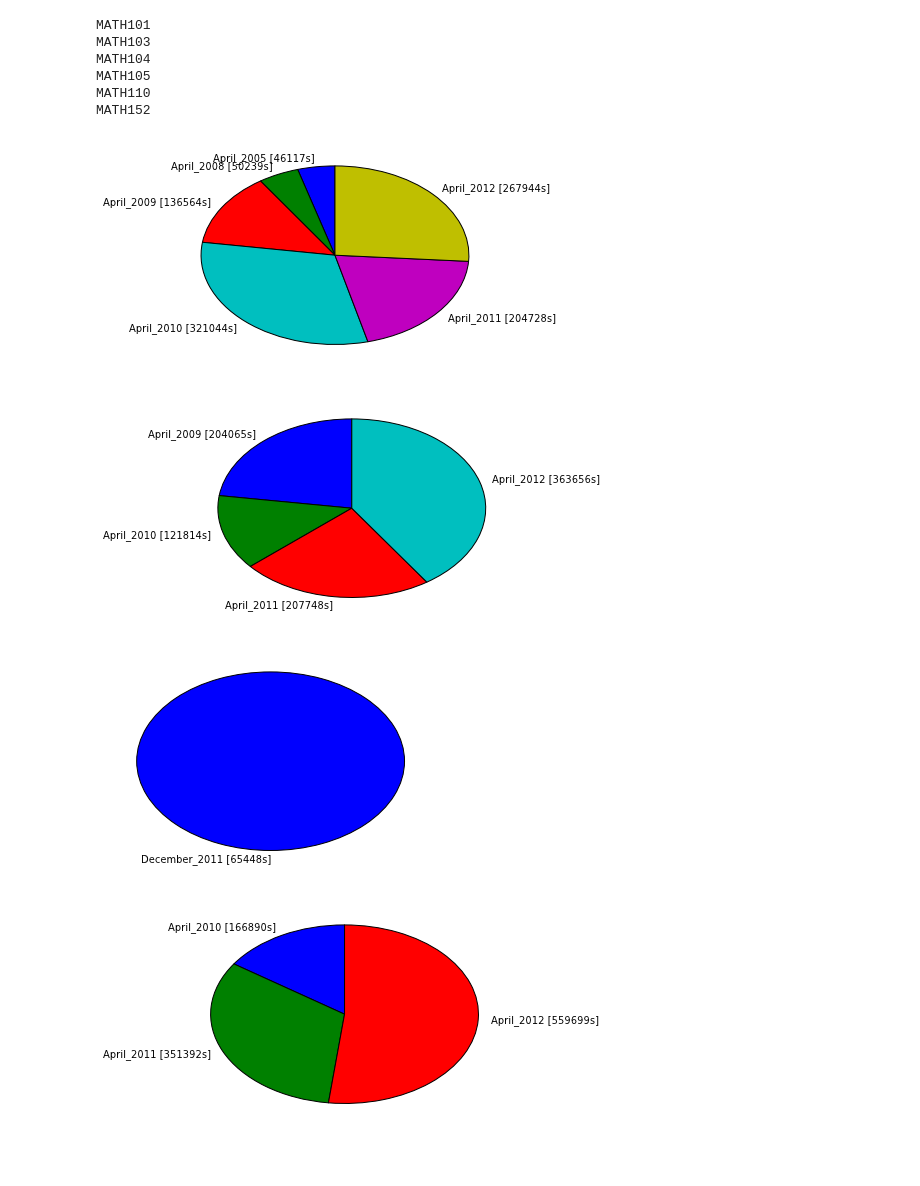
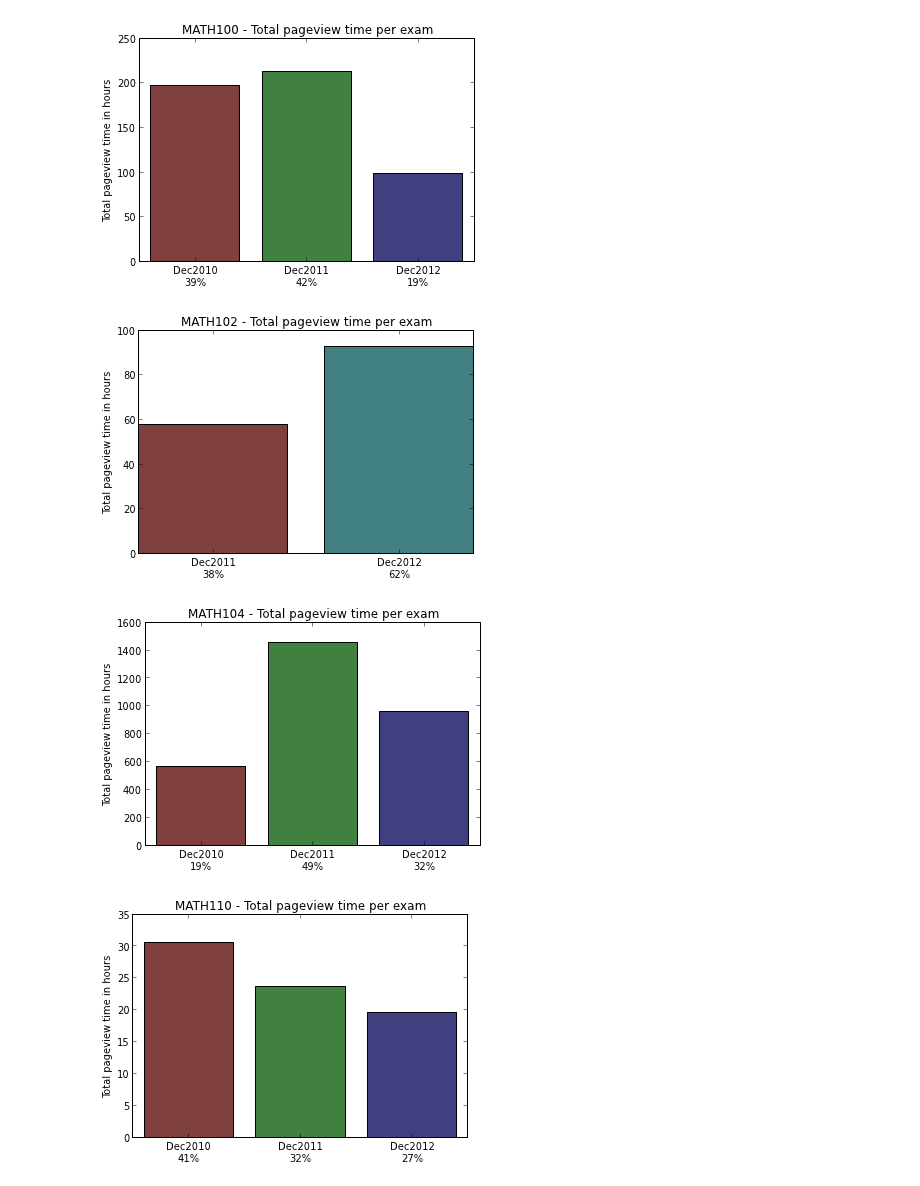
Before and after one commit to MathEducationResources/google-analytics, a Jupyter notebook: global_dict.ipynb, the cells around one changed output. Saved outputs shown, nothing was run; the diff lists cells and outputs as text; code cells hidden in the pictures.

Commit message:
allows to include subpages in plot visit duration. Minor rearrangements of the cells

```diff
--- a/global_dict.ipynb
+++ b/global_dict.ipynb
@@ -1,3 +6,8 @@
+# %%
+def create_RGB_list(N):
+    HSV_tuples = [(x*1.0/N, 0.5, 0.5) for x in range(N)]
+    RGB_tuples = map(lambda x: colorsys.hsv_to_rgb(*x), HSV_tuples)
+    return RGB_tuples
 # %%
 def line_type(line):
     if 0 == line.count('/'):
@@ -136,9 +118,16 @@ print page_info['MATH101']['April_2012']['Question_2_(a)'].keys()
 # %%
-def visit_duration_dist(course):
+def visit_duration_dist(course, include_subpages=True):
     front_page_dist = {}
+    front_and_subpages_dist = {}
     for exam in list_exams(course):
         try:
             front_page_dist[exam] = page_info[course][exam]['visit_duration']
+            front_and_subpages_dist[exam] = front_page_dist[exam]
+            for question in list_questions(course,exam):
+                front_and_subpages_dist[exam] += page_info[course][exam][question]['visit_duration']
         except ValueError:
             continue
-    return front_page_dist
+    if not include_subpages:
+        return front_page_dist
+    else:
+        return front_and_subpages_dist
@@ -165,0 +134,20 @@ def plot_pie_visit_duration_dist(course):
+# %%
+def plot_visit_duration_dist(course, style='pie', include_subpages=True):
+    dict_to_plot = visit_duration_dist(course,include_subpages)
+    y = np.zeros(len(dict_to_plot.keys()))
+    my_labels = []
+    for num,key in enumerate(sort(dict_to_plot.keys())):
+        y[num] = dict_to_plot[key]
+        if 'pie' == style:
+            my_labels.append(key.replace('_','') + ' [' + str(int(y[num]/60/60)) + 'h ' + str(int(100*round(double(dict_to_plot[key])/sum(dict_to_plot.values()),2))) + '%]')
+        elif 'bar' == style:
+            my_labels.append(key.replace('December_','Dec').replace('April_','Apr') + '\n' + str(int(100*round(double(dict_to_plot[key])/sum(dict_to_plot.values()),2))) + '%')
+    if 'pie' == style:
+        plt.pie(y, labels = my_labels, startangle = 90)
+    elif 'bar' == style:
+        plt.bar(range(len(y)),y/60/60,align='center',color=create_RGB_list(len(y)))
+        plt.gca().set_xticks(range(len(y)))
+        plt.gca().set_xticklabels(my_labels)
+        plt.ylabel('Total pageview time in hours')
+
+    plt.title(course + ' - Total pageview time per exam')
@@ -166,16 +158,9 @@ def plot_pie_visit_duration_dist(course):
 # %%
 for course in list_courses():
     fig, ax = plt.subplots(1,1)
-    print course
-    plot_pie_visit_duration_dist(course)
+    plot_visit_duration_dist(course, 'bar')
 # %% [output]
-MATH101
-MATH103
-MATH104
-MATH105
-MATH110
-MATH152
-[figure, old version]
+[figure, new version]
-[figure, old version]
+[figure, new version]
-[figure, old version]
+[figure, new version]
-[figure, old version]
+[figure, new version]
```
Also changed, not shown: parts of 13 cells of this notebook.
